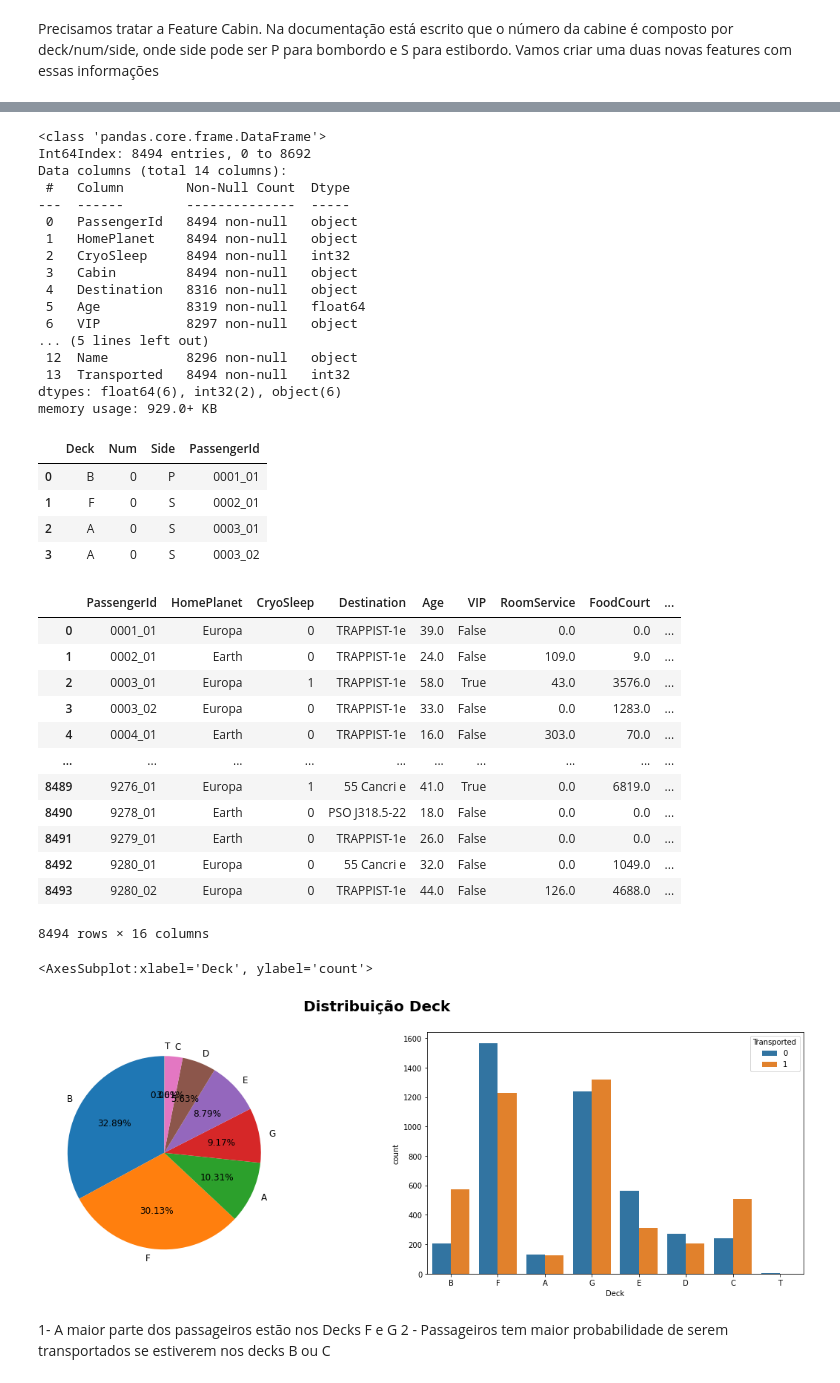
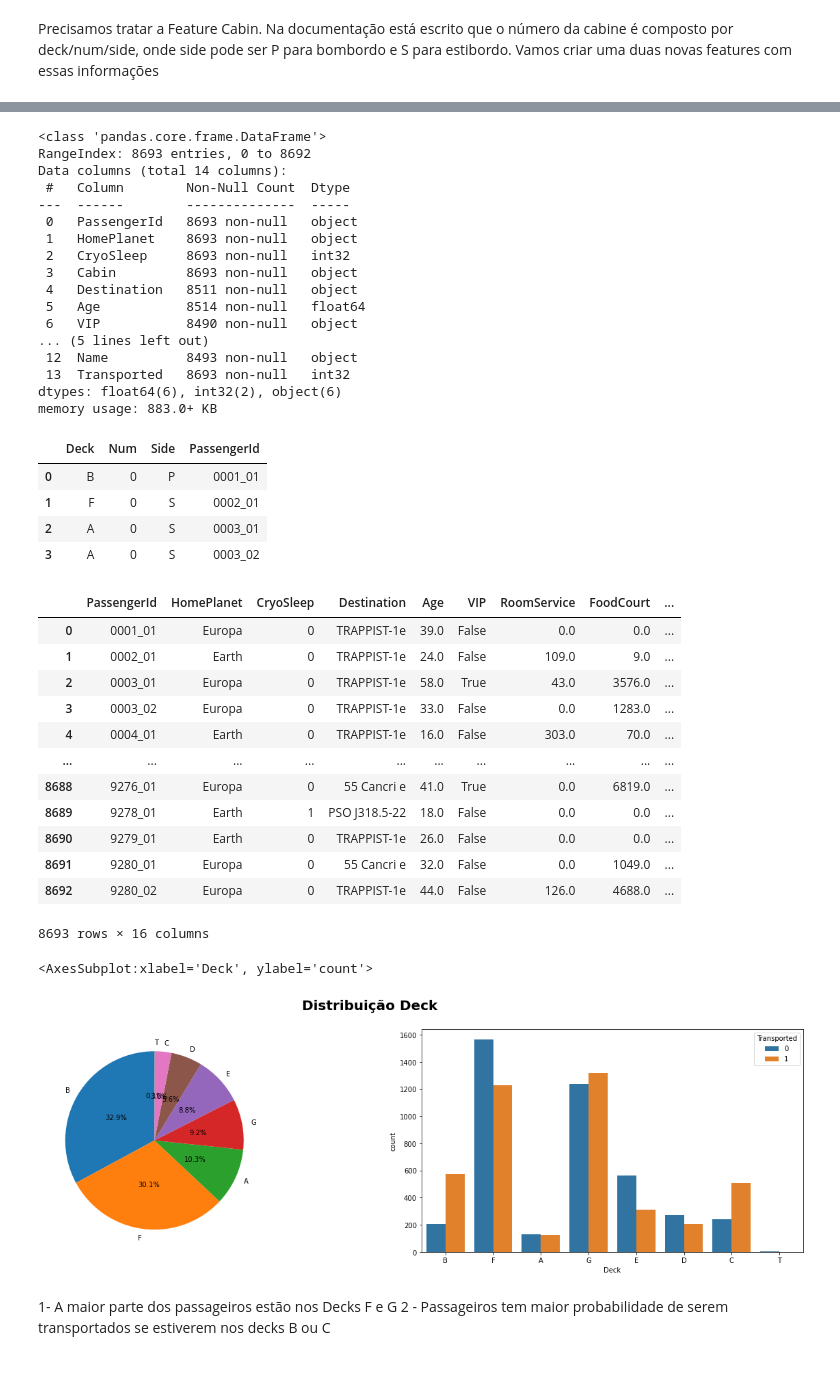
Before and after one commit to vitorbronde/Kaggle.New_Titanic, a Jupyter notebook: New_Titanic.ipynb, the cells around one changed output, grey strips where cells are left out. Drawn from its saved outputs; the diff is of its cells as text; code cells hidden in the pictures.

```diff
--- a/New_Titanic.ipynb
+++ b/New_Titanic.ipynb
@@ -10,5 +18,6 @@ from sklearn.preprocessing import StandardScaler
 # %%
 df_base_titanic = pd.read_csv('train.csv')
+df_base_test =pd.read_csv('test.csv')
 df_base_titanic.head()
 # %% [output]
 |  | PassengerId | HomePlanet | CryoSleep | Cabin | Destination | Age | VIP | RoomService | FoodCourt | ... |
@@ -167,6 +192,7 @@ most_imputer = SimpleImputer(missing_values = np.nan,
                             strategy = 'most_frequent')
 # %%
 df_base_titanic.HomePlanet = most_imputer.fit_transform(df_base_titanic[['HomePlanet']])
+df_base_test.HomePlanet = most_imputer.fit_transform(df_base_test[['HomePlanet']])
 # %% [markdown]
 #2 CryoSleep
 # %%
@@ -192,5 +219,6 @@ df_base_titanic.CryoSleep = most_imputer.fit_transform(df_base_titanic[['CryoSle
 # %%
-df_base_titanic['CryoSleep'] = np.where(df_base_titanic['VIP'] == True , 1 , 0)
+df_base_titanic['CryoSleep'] = np.where(df_base_titanic['CryoSleep'] == True , 1 , 0)
+df_base_test['CryoSleep'] = np.where(df_base_test['CryoSleep'] == True , 1 , 0)
 # %% [markdown]
 #3 Cabin
 # %% [markdown]
@@ -198,5 +241,6 @@ Precisamos tratar a Feature Cabin. Na documentação está escrito que o número
 # %%
 # Removendo todas as linhas onde não temos a informção da cabine, já que não podemos assumir nenhum valor para elas.
-df_base_titanic = df_base_titanic.dropna(subset = ['Cabin'])
+df_base_titanic['Cabin'] = df_base_titanic['Cabin'].fillna(0)
+df_base_test['Cabin'] = df_base_test['Cabin'].fillna(0)
 # %%
 df_base_titanic['Cabin'] = df_base_titanic['Cabin'].astype(str)
@@ -204,22 +249,22 @@ df_base_titanic['Cabin'] = df_base_titanic['Cabin'].astype(str)
 df_base_titanic.info()
 # %% [output]
 <class 'pandas.core.frame.DataFrame'>
-Int64Index: 8494 entries, 0 to 8692
+RangeIndex: 8693 entries, 0 to 8692
 Data columns (total 14 columns):
  #   Column        Non-Null Count  Dtype
 ---  ------        --------------  -----
- 0   PassengerId   8494 non-null   object
- 1   HomePlanet    8494 non-null   object
- 2   CryoSleep     8494 non-null   int32
- 3   Cabin         8494 non-null   object
- 4   Destination   8316 non-null   object
- 5   Age           8319 non-null   float64
- 6   VIP           8297 non-null   object
+ 0   PassengerId   8693 non-null   object
+ 1   HomePlanet    8693 non-null   object
+ 2   CryoSleep     8693 non-null   int32
+ 3   Cabin         8693 non-null   object
+ 4   Destination   8511 non-null   object
+ 5   Age           8514 non-null   float64
+ 6   VIP           8490 non-null   object
 ... (5 lines left out)
- 12  Name          8296 non-null   object
- 13  Transported   8494 non-null   int32
+ 12  Name          8493 non-null   object
+ 13  Transported   8693 non-null   int32
 dtypes: float64(6), int32(2), object(6)
-memory usage: 929.0+ KB
+memory usage: 883.0+ KB
 # %%
 df_cabines = df_base_titanic["Cabin"].str.extract("(.*?)/(.*?)/(.)")
 df_cabines.columns = ["Deck", "Num", "Side"]
@@ -241,31 +295,31 @@ df_base_titanic
 |  | PassengerId | HomePlanet | CryoSleep | Destination | Age | VIP | RoomService | FoodCourt | ... |
 | 0 | 0001_01 | Europa | 0 | TRAPPIST-1e | 39.0 | False | 0.0 | 0.0 | ... |
 | 1 | 0002_01 | Earth | 0 | TRAPPIST-1e | 24.0 | False | 109.0 | 9.0 | ... |
-| 2 | 0003_01 | Europa | 1 | TRAPPIST-1e | 58.0 | True | 43.0 | 3576.0 | ... |
+| 2 | 0003_01 | Europa | 0 | TRAPPIST-1e | 58.0 | True | 43.0 | 3576.0 | ... |
 | 3 | 0003_02 | Europa | 0 | TRAPPIST-1e | 33.0 | False | 0.0 | 1283.0 | ... |
 | 4 | 0004_01 | Earth | 0 | TRAPPIST-1e | 16.0 | False | 303.0 | 70.0 | ... |
 | ... | ... | ... | ... | ... | ... | ... | ... | ... | ... |
-| 8489 | 9276_01 | Europa | 1 | 55 Cancri e | 41.0 | True | 0.0 | 6819.0 | ... |
-| 8490 | 9278_01 | Earth | 0 | PSO J318.5-22 | 18.0 | False | 0.0 | 0.0 | ... |
-| 8491 | 9279_01 | Earth | 0 | TRAPPIST-1e | 26.0 | False | 0.0 | 0.0 | ... |
-| 8492 | 9280_01 | Europa | 0 | 55 Cancri e | 32.0 | False | 0.0 | 1049.0 | ... |
-| 8493 | 9280_02 | Europa | 0 | TRAPPIST-1e | 44.0 | False | 126.0 | 4688.0 | ... |
+| 8688 | 9276_01 | Europa | 0 | 55 Cancri e | 41.0 | True | 0.0 | 6819.0 | ... |
+| 8689 | 9278_01 | Earth | 1 | PSO J318.5-22 | 18.0 | False | 0.0 | 0.0 | ... |
+| 8690 | 9279_01 | Earth | 0 | TRAPPIST-1e | 26.0 | False | 0.0 | 0.0 | ... |
+| 8691 | 9280_01 | Europa | 0 | 55 Cancri e | 32.0 | False | 0.0 | 1049.0 | ... |
+| 8692 | 9280_02 | Europa | 0 | TRAPPIST-1e | 44.0 | False | 126.0 | 4688.0 | ... |
-8494 rows × 16 columns
+8693 rows × 16 columns
 # %%
-fig, ax = plt.subplots(1, 2, figsize=(20,6))
+fig, ax = plt.subplots(1, 2, figsize=(22,6))
 fig.suptitle('Distribuição Deck', size = 20, weight='bold')
 
 sizes = (df_base_titanic['Deck'].value_counts())
 
 labels = df_base_titanic['Deck'].dropna().unique()
 
 
 ax[0].pie(sizes,  startangle=90, labels=labels,
-       autopct='%1.2f%%', pctdistance=0.6,textprops={'fontsize':12})
+       autopct='%1.1f%%', pctdistance=0.5,textprops={'fontsize':10})
 sns.countplot(x='Deck', data=df_base_titanic, hue='Transported', ax=ax[1])
 # %% [output]
 <AxesSubplot:xlabel='Deck', ylabel='count'>
-[figure, old version]
+[figure, new version]
 # %% [markdown]
 1- A maior parte dos passageiros estão nos Decks F e G
 2 - Passageiros tem maior probabilidade de serem transportados se estiverem nos decks B ou C
```
Also changed, not shown: parts of 62 cells of this notebook.
